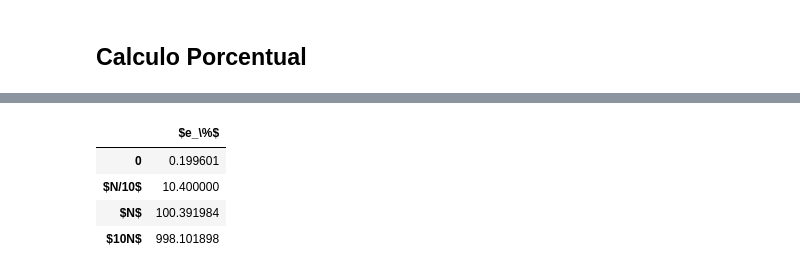
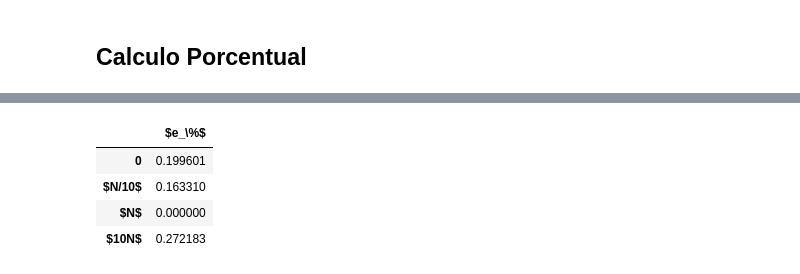
Before and after one commit to tomiambro/gibio, a Jupyter notebook: fourier.ipynb, the cells around one changed output, grey strips where cells are left out. Saved outputs shown, nothing was run; the diff lists cells and outputs as text; code cells hidden in the pictures.

```diff
--- a/fourier.ipynb
+++ b/fourier.ipynb
@@ -247,56 +279,26 @@ Dado que modificamos la cantidad de muestras <em>N</em> de la señal sin modific
 # %%
-
-
-
-
 tus_resultados = ['', # <-- acá debería haber numeritos :)
                   '', # <-- acá debería haber numeritos :)
                   '', # <-- acá debería haber numeritos :)
                   '' # <-- acá debería haber numeritos :)
                  ]
-aux = 0
-for x in range(int(N/2)):
-    if np.abs(S3[x]) > aux:
-        aux = x
-
-M = (fo + fd[3]) * N / fs
-
-tus_resultados[0] = ((aux - M)/M)*100
 
 
-aux = 0
-for x in range(int(N_pad0/2)):
-    if np.abs(S3_pad0[x]) > aux:
-        aux = x
-
-
-tus_resultados[1] = ((aux - M0)/M0)*100
-
-aux = 0
-for x in range(int(N_pad1/2)):
-    if np.abs(S3_pad1[x]) > aux:
-        aux = x
-
-tus_resultados[2] = ((aux - M1)/M1)*100
-
-
-aux = 0
-for x in range(int(N_pad2/2)):
-    if np.abs(S3_pad2[x]) > aux:
-        aux = x
-
-tus_resultados[3] = (np.abs(aux - M2)/M2)*100
+tus_resultados[0] = ((Max - M)/M)*100
+tus_resultados[1] = ((Max0 - M0)/M0)*100
+tus_resultados[2] = ((Max1 - M1)/M1)*100
+tus_resultados[3] = (np.abs(Max2 - M2)/M2)*100
 
 
 df = DataFrame(tus_resultados, columns=['$e_\%$'],
                index=['0',
                       '$N/10$',
                       '$N$',
                       '$10N$'])
 HTML(df.to_html())
 # %% [output]
 |  | $e_\%$ |
 | 0 | 0.199601 |
-| $N/10$ | 10.400000 |
-| $N$ | 100.391984 |
-| $10N$ | 998.101898 |
+| $N/10$ | 0.163310 |
+| $N$ | 0.000000 |
+| $10N$ | 0.272183 |
```
Also changed, not shown: parts of 3 cells of this notebook.
